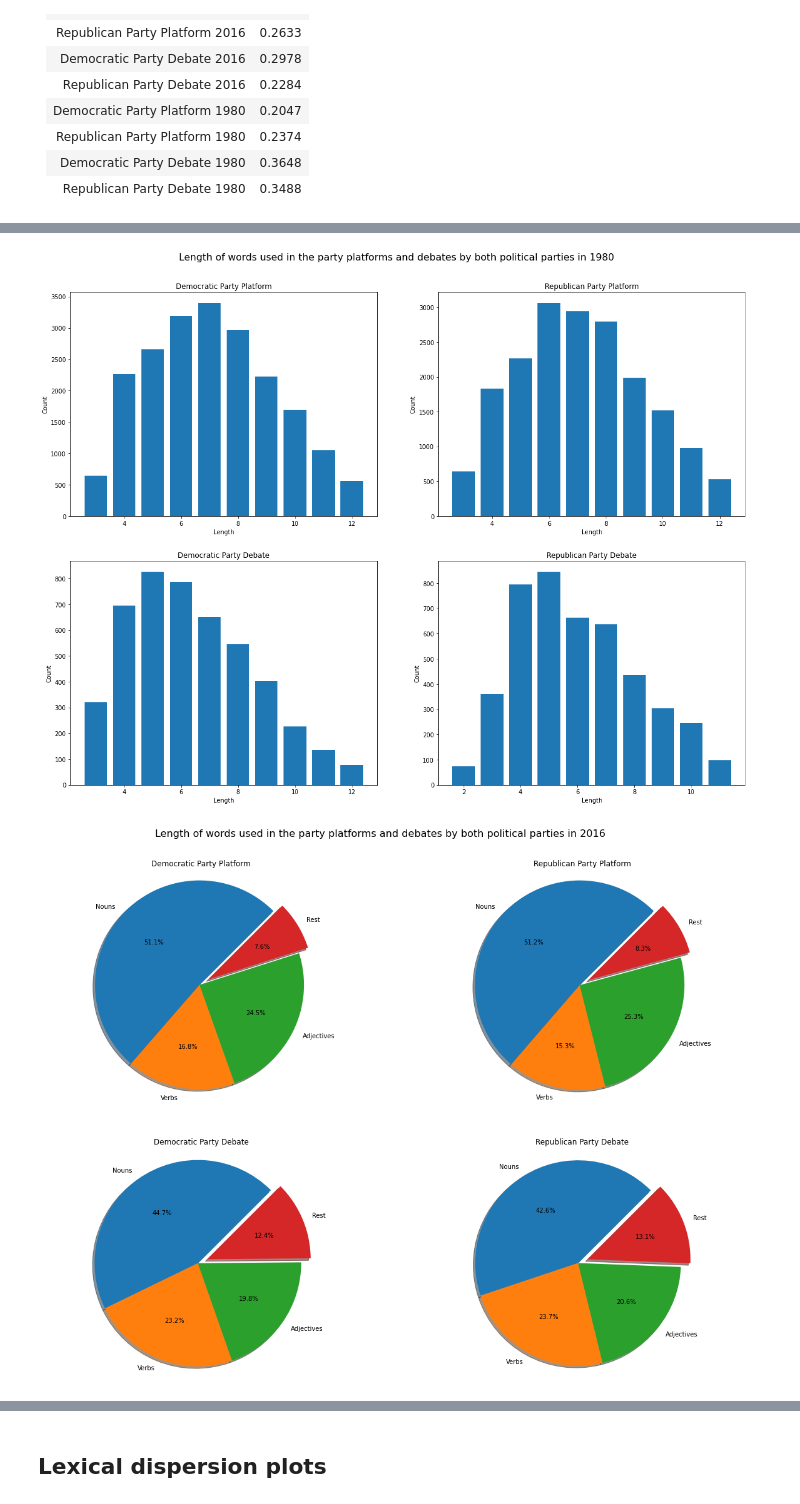
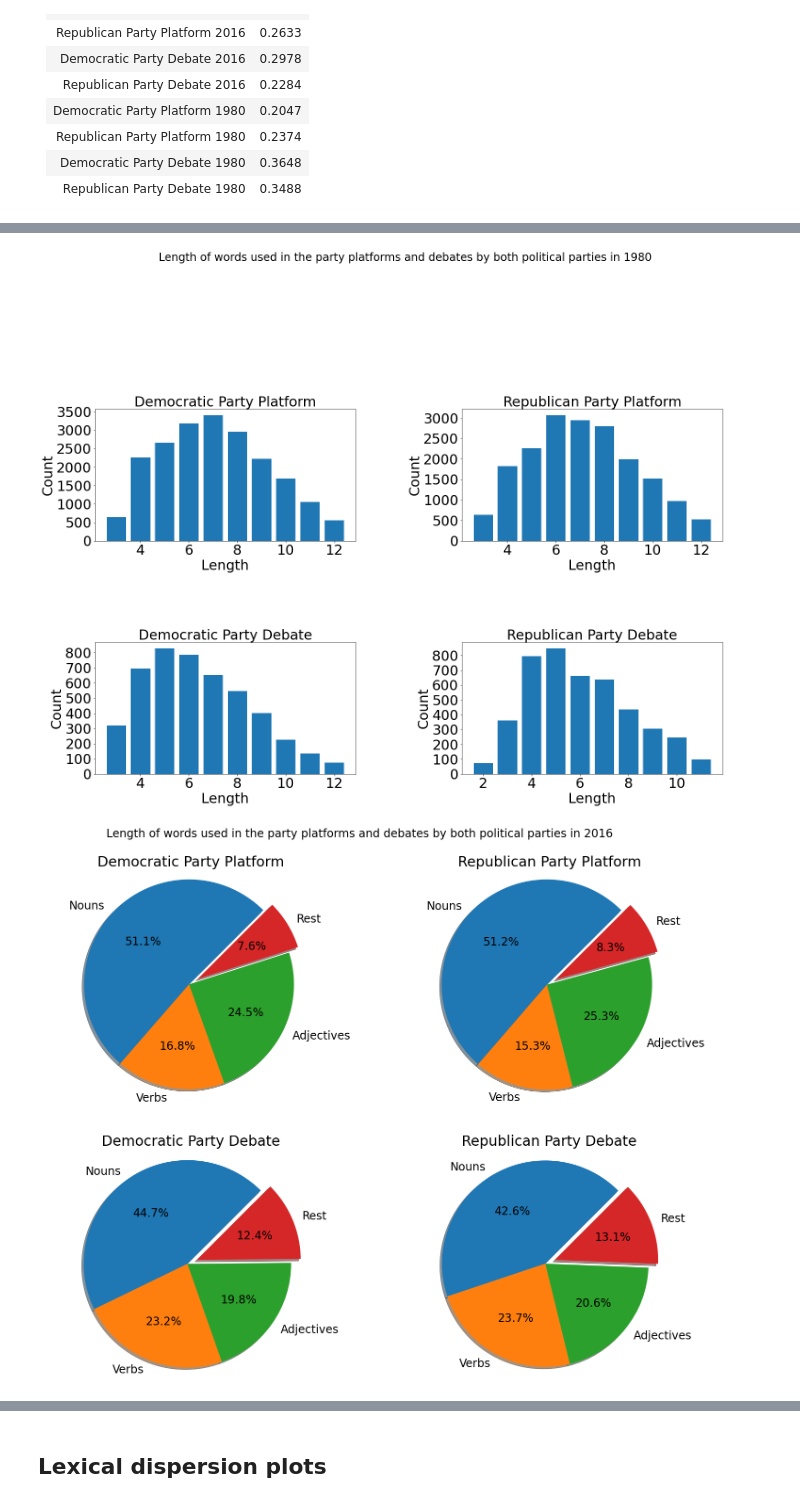
Before and after one commit to Nomi/PoliticalAnalysisNLP, a Jupyter notebook: ProjectDataAnalysis.ipynb, the cells around one changed output, grey strips where cells are left out. Saved outputs shown, nothing was run; the diff lists cells and outputs as text; code cells hidden in the pictures.

Commit message:
Create final version and update plots

```diff
--- a/ProjectDataAnalysis.ipynb
+++ b/ProjectDataAnalysis.ipynb
@@ -434,7 +454,18 @@ plt.show()
 # %%
-fig, ax = plt.subplots(2, 2, figsize=(20, 15))
+fig, ax = plt.subplots(2, 2, figsize=(25, 20))
 fig.suptitle('Length of words used in the party platforms and debates by both political parties in 1980',
-             fontsize=16, y=0.94)
+             fontsize=24, y=0.94)
+
+fig.tight_layout(pad=20.0)
+for item in ([ax[0][0].title, ax[0][0].xaxis.label, ax[0][0].yaxis.label] + ax[0][0].get_xticklabels() + ax[0][0].get_yticklabels()):
+        item.set_fontsize(30)
+for item in ([ax[0][1].title, ax[0][1].xaxis.label, ax[0][1].yaxis.label] + ax[0][1].get_xticklabels() + ax[0][1].get_yticklabels()):
+        item.set_fontsize(30)
+for item in ([ax[1][0].title, ax[1][0].xaxis.label, ax[1][0].yaxis.label] + ax[1][0].get_xticklabels() + ax[1][0].get_yticklabels()):
+        item.set_fontsize(30)
+for item in ([ax[1][1].title, ax[1][1].xaxis.label, ax[1][1].yaxis.label] + ax[1][1].get_xticklabels() + ax[1][1].get_yticklabels()):
+        item.set_fontsize(30)
+
 for i in range(4):
     freq_dist = FreqDist(len(char) for char in tokens_list[i + 4])
     freq_list = freq_dist.most_common(10)
@@ -447,26 +478,26 @@ for i in range(4):
         ax[0][0].bar(freq_x, freq_y)
         ax[0][0].set_xlabel('Length')
         ax[0][0].set_ylabel('Count')
-        ax[0][0].set_title('Democratic Party Platform')
+        ax[0][0].set_title('Democratic Party Platform', fontsize=30)
     if i == 1:
         ax[0][1].bar(freq_x, freq_y)
         ax[0][1].set_xlabel('Length')
         ax[0][1].set_ylabel('Count')
-        ax[0][1].set_title('Republican Party Platform')
+        ax[0][1].set_title('Republican Party Platform', fontsize=30)
     if i == 2:
         ax[1][0].bar(freq_x, freq_y)
         ax[1][0].set_xlabel('Length')
         ax[1][0].set_ylabel('Count')
-        ax[1][0].set_title('Democratic Party Debate')
+        ax[1][0].set_title('Democratic Party Debate', fontsize=30)
     if i == 3:
         ax[1][1].bar(freq_x, freq_y)
         ax[1][1].set_xlabel('Length')
         ax[1][1].set_ylabel('Count')
-        ax[1][1].set_title('Republican Party Debate')
+        ax[1][1].set_title('Republican Party Debate', fontsize=30)
 
 plt.show()
 # %% [output]
-[figure, old version]
+[figure, new version]
 # %%
 count_nouns = []
 count_verbs = []
@@ -491,41 +522,41 @@ for i in range(len(tagged_list)):
     count_adjectives.append(counter_adjectives)
     count_rest.append(counter_rest)
 # %%
-fig, ax = plt.subplots(2, 2, figsize=(20, 15))
+fig, ax = plt.subplots(2, 2, figsize=(25, 20))
 fig.suptitle('Length of words used in the party platforms and debates by both political parties in 2016',
-             fontsize=16, y=0.94)
+             fontsize=24, y=0.94)
 
 for i in range(4):
     if i == 0:
         labels = 'Nouns', 'Verbs', 'Adjectives', 'Rest'
         sizes = [count_nouns[0], count_verbs[0], count_adjectives[0], count_rest[0]]
         explode = (0, 0, 0, 0.1)
-        ax[0][0].pie(sizes, explode=explode, labels=labels, autopct='%1.1f%%', shadow=True, startangle=45)
+        ax[0][0].pie(sizes, explode=explode, labels=labels, autopct='%1.1f%%', shadow=True, startangle=45, textprops={'fontsize': 24})
         ax[0][0].axis('equal')
-        ax[0][0].set_title('Democratic Party Platform')
+        ax[0][0].set_title('Democratic Party Platform', fontsize=30)
     if i == 1:
         labels = 'Nouns', 'Verbs', 'Adjectives', 'Rest'
         sizes = [count_nouns[1], count_verbs[1], count_adjectives[1], count_rest[1]]
         explode = (0, 0, 0, 0.1)
-        ax[0][1].pie(sizes, explode=explode, labels=labels, autopct='%1.1f%%', shadow=True, startangle=45)
+        ax[0][1].pie(sizes, explode=explode, labels=labels, autopct='%1.1f%%', shadow=True, startangle=45, textprops={'fontsize': 24})
         ax[0][1].axis('equal')
-        ax[0][1].set_title('Republican Party Platform')
+        ax[0][1].set_title('Republican Party Platform', fontsize=30)
     if i == 2:
         labels = 'Nouns', 'Verbs', 'Adjectives', 'Rest'
         sizes = [count_nouns[2], count_verbs[2], count_adjectives[2], count_rest[2]]
         explode = (0, 0, 0, 0.1)
-        ax[1][0].pie(sizes, explode=explode, labels=labels, autopct='%1.1f%%', shadow=True, startangle=45)
+        ax[1][0].pie(sizes, explode=explode, labels=labels, autopct='%1.1f%%', shadow=True, startangle=45, textprops={'fontsize': 24})
         ax[1][0].axis('equal')
-        ax[1][0].set_title('Democratic Party Debate')
+        ax[1][0].set_title('Democratic Party Debate', fontsize=30)
     if i == 3:
         labels = 'Nouns', 'Verbs', 'Adjectives', 'Rest'
         sizes = [count_nouns[3], count_verbs[3], count_adjectives[3], count_rest[3]]
         explode = (0, 0, 0, 0.1)
-        ax[1][1].pie(sizes, explode=explode, labels=labels, autopct='%1.1f%%', shadow=True, startangle=45)
+        ax[1][1].pie(sizes, explode=explode, labels=labels, autopct='%1.1f%%', shadow=True, startangle=45, textprops={'fontsize': 24})
         ax[1][1].axis('equal')
-        ax[1][1].set_title('Republican Party Debate')
+        ax[1][1].set_title('Republican Party Debate', fontsize=30)
 
 plt.show()
 # %% [output]
-[figure, old version]
+[figure, new version]
 # %%
```
Also changed, not shown: parts of 11 cells of this notebook, 2 other files.
